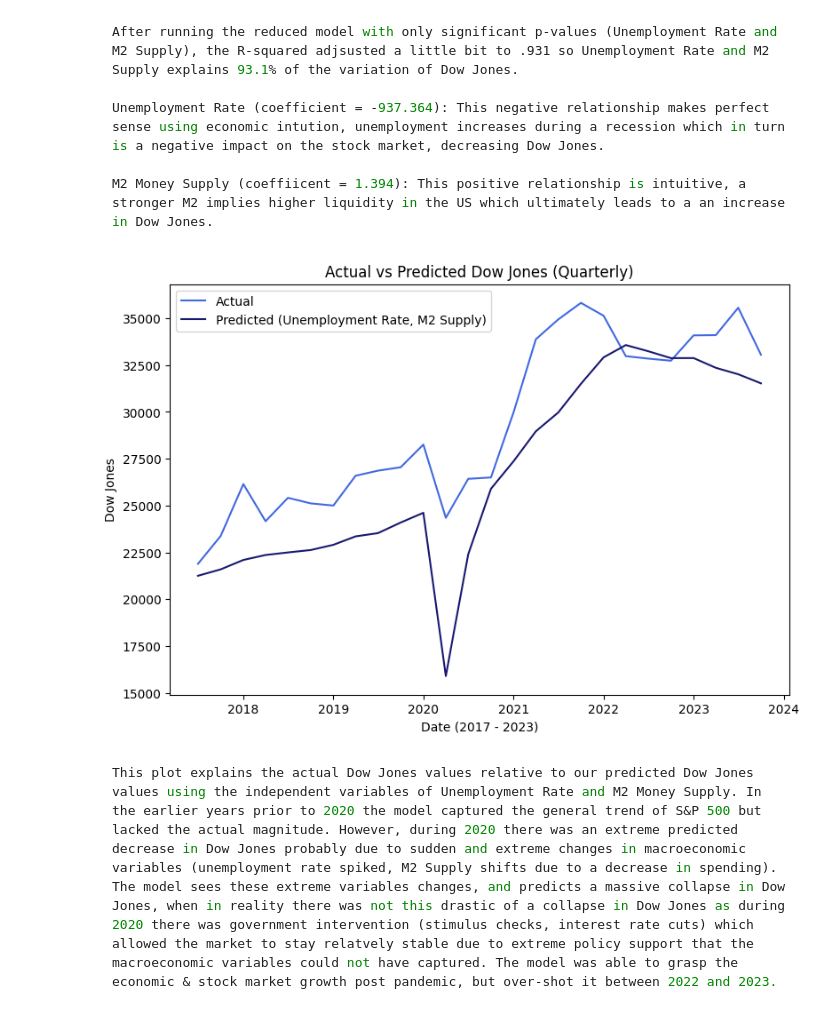
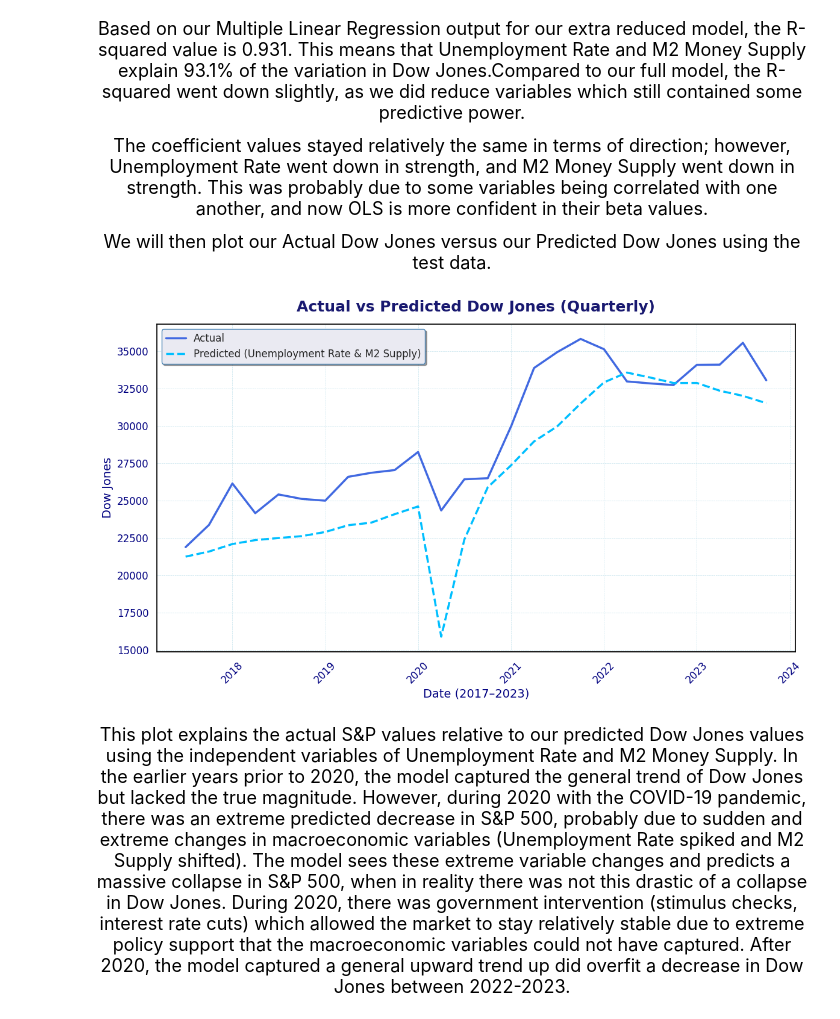
Before and after one commit to allarde2/Macroeconomic-Factors-Stock-Maket-Performance-CMSE-202-final-project-, a Jupyter notebook: multiple/Dow Jones Multiple.ipynb, the cells around one changed output. Cells and saved outputs as stored; diff of their text form; code cells hidden in the pictures.

Commit message:
Updated MLR Dow Jones

````diff
--- a/multiple/Dow Jones Multiple.ipynb
+++ b/multiple/Dow Jones Multiple.ipynb
@@ -173,35 +246,56 @@ Notes:
 [2] The condition number is large, 3.18e+04. This might indicate that there are
 strong multicollinearity or other numerical problems.
 # %% [markdown]
-```bash
-After running the reduced model with only significant p-values (Unemployment Rate and M2 Supply), the R-squared adjsusted a little bit to .931 so Unemployment Rate and M2 Supply explains 93.1% of the variation of Dow Jones.
+<p style="font-family: 'Times New Roman'; font-size: 18px; text-align: center; color: black;">
+  Based on our Multiple Linear Regression output for our extra reduced model, the R-squared value is 0.931. This means that Unemployment Rate and M2 Money Supply explain 93.1% of the variation in Dow Jones.Compared to our full model, the R-squared went down slightly, as we did reduce variables which still contained some predictive power.
+</p>
 
-Unemployment Rate (coefficient = -937.364): This negative relationship makes perfect sense using economic intution, unemployment increases during a recession which in turn is a negative impact on the stock market, decreasing Dow Jones.
+<p style="font-family: 'Times New Roman'; font-size: 18px; text-align: center; color: black;">
+  The coefficient values stayed relatively the same in terms of direction; however, Unemployment Rate went down in strength, and M2 Money Supply went down in strength. This was probably due to some variables being correlated with one another, and now OLS is more confident in their beta values.
+</p>
 
-M2 Money Supply (coeffiicent = 1.394): This positive relationship is intuitive, a stronger M2 implies higher liquidity in the US which ultimately leads to a an increase in Dow Jones.
-```
+<p style="font-family: 'Times New Roman'; font-size: 18px; text-align: center; color: black;">
+  We will then plot our Actual Dow Jones versus our Predicted Dow Jones using the test data.
+</p>
+</div>
 # %%
-# Plotting our Actual versus our Reduced Model Predicted
-
+# Plotting Actual vs Predicted for Dow Jones
 y_pred_reduced = reduced_model.predict(x_test_reduced)
 mse_reduced = mean_squared_error(y_test_reduced, y_pred_reduced)
-rmse_reduced = (mse_reduced) ** 0.5
+rmse_reduced = mse_reduced ** 0.5
 
-data['Date'] = pd.to_datetime(data['Date']) # converting date to pandas datetime format
-dates = data['Date'].iloc[x_test.index] # gets a datatype of all dates based on index
+data['Date'] = pd.to_datetime(data['Date'])
+dates = data['Date'].iloc[x_test.index]
 
-plt.figure(figsize = (9,6))
-plt.plot(dates, y_test_reduced.values, label = 'Actual', color = 'royalblue')
-plt.plot(dates, y_pred_reduced.values, label = 'Predicted (Unemployment Rate, M2 Supply)', color = 'midnightblue')
-plt.title('Actual vs Predicted Dow Jones (Quarterly)')
-plt.xlabel('Date (2017 - 2023)')
-plt.ylabel('Dow Jones')
-plt.legend()
+plt.figure(figsize = (12, 7))
+plt.plot(dates, y_test_reduced.values, label = 'Actual', color = 'royalblue', linewidth = 2.5)
+plt.plot(dates, y_pred_reduced.values,
+         label = 'Predicted (Unemployment Rate & M2 Supply)',
+         color = 'deepskyblue', linewidth = 2.5, linestyle = '--')
+
+plt.title('Actual vs Predicted Dow Jones (Quarterly)', fontsize = 18, fontweight = 'bold', pad = 15, color = 'midnightblue')
+plt.xlabel('Date (2017–2023)', fontsize = 14, color = 'navy')
+plt.ylabel('Dow Jones', fontsize = 14, color = 'navy')
+plt.xticks(rotation = 45, fontsize = 12, color = 'navy')
+plt.yticks(fontsize = 12, color = 'navy')
+
+ax = plt.gca()
+ax.set_facecolor('white')
+ax.figure.set_facecolor('white')
+
+for spine in plt.gca().spines.values():
+    spine.set_visible(True)
+    spine.set_linewidth(1.25)
+    spine.set_color('black')
+
+plt.grid(visible = True, linestyle = '--', linewidth = 0.5, alpha = 0.7, color = 'lightblue')
+plt.legend(loc = 'upper left', fontsize = 12, frameon = True, shadow = True, edgecolor = 'steelblue')
+plt.tight_layout()
 plt.show()
 # %% [output]
-[figure, old version]
+[figure, new version]
 # %% [markdown]
-```bash
-This plot explains the actual Dow Jones values relative to our predicted Dow Jones values using the independent variables of Unemployment Rate and M2 Money Supply. In the earlier years prior to 2020 the model captured the general trend of S&P 500 but lacked the actual magnitude. However, during 2020 there was an extreme predicted decrease in Dow Jones probably due to sudden and extreme changes in macroeconomic variables (unemployment rate spiked, M2 Supply shifts due to a decrease in spending). The model sees these extreme variables changes, and predicts a massive collapse in Dow Jones, when in reality there was not this drastic of a collapse in Dow Jones as during 2020 there was government intervention (stimulus checks, interest rate cuts) which allowed the market to stay relatvely stable due to extreme policy support that the macroeconomic variables could not have captured. The model was able to grasp the economic & stock market growth post pandemic, but over-shot it between 2022 and 2023.
-```
+<p style="font-family: 'Times New Roman'; font-size: 18px; text-align: center; color: black;">
+  This plot explains the actual S&P values relative to our predicted Dow Jones values using the independent variables of Unemployment Rate and M2 Money Supply. In the earlier years prior to 2020, the model captured the general trend of Dow Jones but lacked the true magnitude. However, during 2020 with the COVID-19 pandemic, there was an extreme predicted decrease in S&P 500, probably due to sudden and extreme changes in macroeconomic variables (Unemployment Rate spiked and M2 Supply shifted). The model sees these extreme variable changes and predicts a massive collapse in S&P 500, when in reality there was not this drastic of a collapse in Dow Jones. During 2020, there was government intervention (stimulus checks, interest rate cuts) which allowed the market to stay relatively stable due to extreme policy support that the macroeconomic variables could not have captured. After 2020, the model captured a general upward trend up did overfit a decrease in Dow Jones between 2022-2023.
+</p>
 # %%
````
Also changed, not shown: parts of 16 cells of this notebook, 2 other files.
